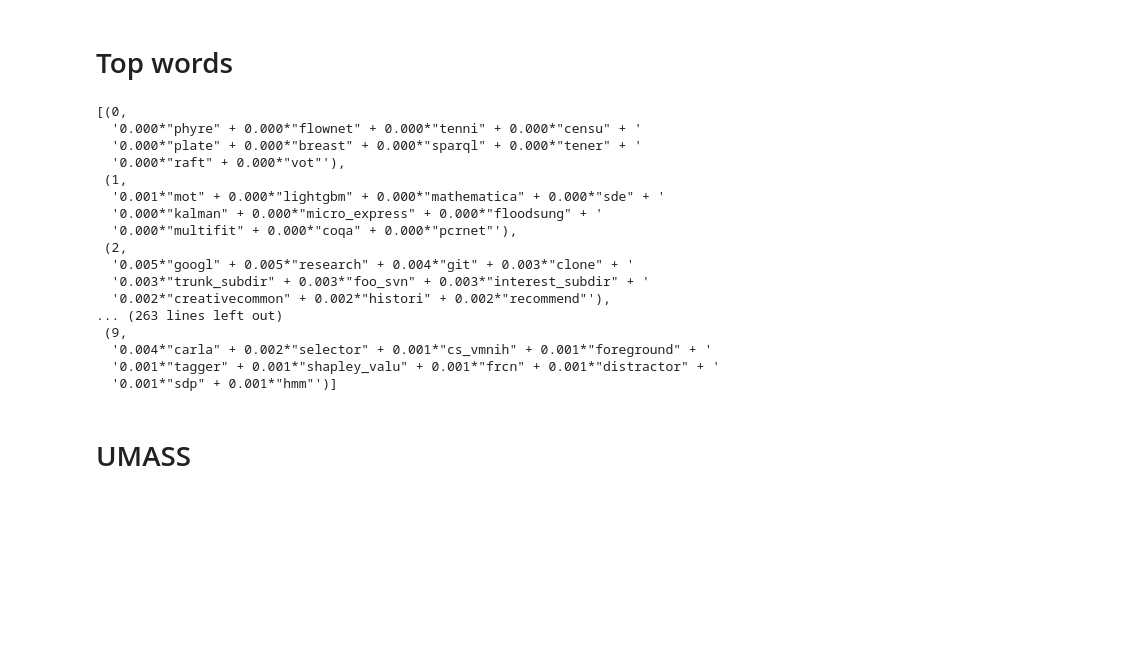
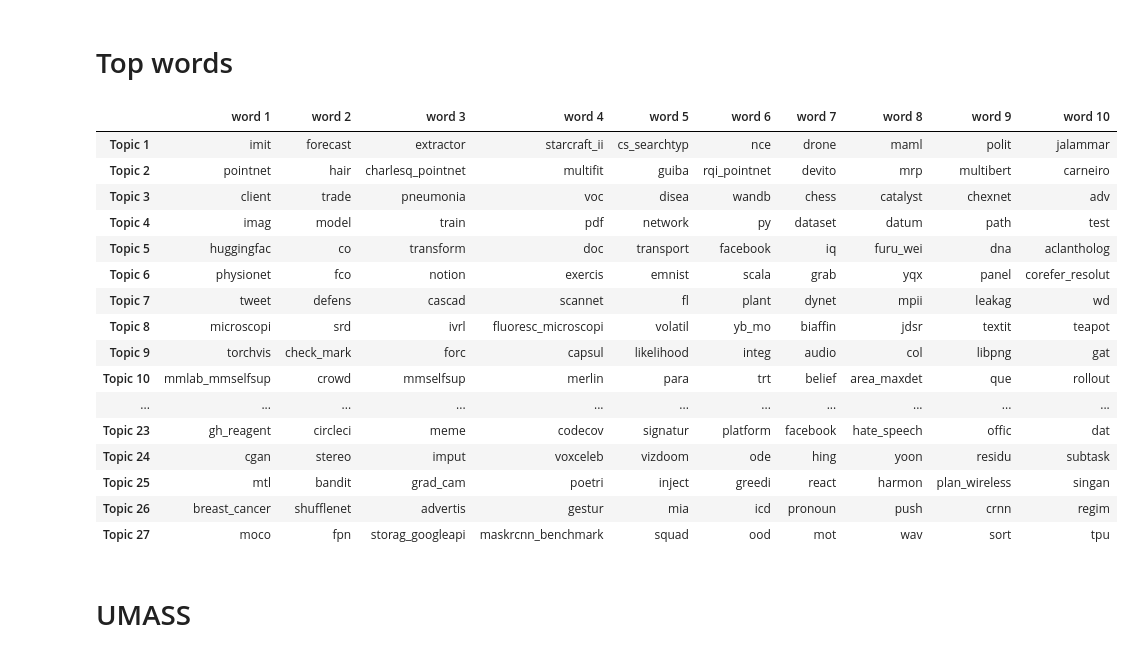
Before and after one commit to RepoMining/LDA_Abstract_README, a Jupyter notebook: gensim/readme_evaluation.ipynb, the cells around one changed output. Drawn from its saved outputs; the diff is of its cells as text; code cells hidden in the pictures; blank space fills up the shorter version.

```diff
--- a/gensim/readme_evaluation.ipynb
+++ b/gensim/readme_evaluation.ipynb
@@ -100,29 +98,47 @@ for n_t in n_topics:
     models.append(lda)
 # %% [markdown]
 # Top words
-# %%
-# Print the Keyword in the 10 topics
-for model in models:
-    pprint(model.print_topics(num_words=n_top_words))
-# doc_lda = lda_model[corpus]
-# %% [output]
-[(0,
-  '0.000*"phyre" + 0.000*"flownet" + 0.000*"tenni" + 0.000*"censu" + '
-  '0.000*"plate" + 0.000*"breast" + 0.000*"sparql" + 0.000*"tener" + '
-  '0.000*"raft" + 0.000*"vot"'),
- (1,
-  '0.001*"mot" + 0.000*"lightgbm" + 0.000*"mathematica" + 0.000*"sde" + '
-  '0.000*"kalman" + 0.000*"micro_express" + 0.000*"floodsung" + '
-  '0.000*"multifit" + 0.000*"coqa" + 0.000*"pcrnet"'),
- (2,
-  '0.005*"googl" + 0.005*"research" + 0.004*"git" + 0.003*"clone" + '
-  '0.003*"trunk_subdir" + 0.003*"foo_svn" + 0.003*"interest_subdir" + '
-  '0.002*"creativecommon" + 0.002*"histori" + 0.002*"recommend"'),
-... (263 lines left out)
- (9,
-  '0.004*"carla" + 0.002*"selector" + 0.001*"cs_vmnih" + 0.001*"foreground" + '
-  '0.001*"tagger" + 0.001*"shapley_valu" + 0.001*"frcn" + 0.001*"distractor" + '
-  '0.001*"sdp" + 0.001*"hmm"')]
+# %%
+import re
+# Print the Keyword in the 10 topics
+import pandas as pd
+model_outputs = []
+for model in models:
+    model_outputs.append(model.print_topics(num_topics=30, num_words=n_top_words))
+
+models_topics = []
+pattern = r'"(.*?)"'
+for output in model_outputs:
+    models_topics.append([])
+    for topics in output:
+        words = re.findall(pattern, topics[1])
+        models_topics[-1].append(words)
+    models_topics[-1] = pd.DataFrame(models_topics[-1])
+    models_topics[-1].columns = ['word 1', 'word 2', 'word 3', 'word 4', 'word 5', 'word 6', 'word 7', 'word 8', 'word 9', 'word 10']
+    row_names = []
+    for i in range(len(output)):
+        row_names.append("Topic " + str(i+1))
+    models_topics[-1].index = row_names
+
+models_topics[2]
+# %% [output]
+|  | word 1 | word 2 | word 3 | word 4 | word 5 | word 6 | word 7 | word 8 | word 9 | word 10 |
+| Topic 1 | imit | forecast | extractor | starcraft_ii | cs_searchtyp | nce | drone | maml | polit | jalammar |
+| Topic 2 | pointnet | hair | charlesq_pointnet | multifit | guiba | rqi_pointnet | devito | mrp | multibert | carneiro |
+| Topic 3 | client | trade | pneumonia | voc | disea | wandb | chess | catalyst | chexnet | adv |
+| Topic 4 | imag | model | train | pdf | network | py | dataset | datum | path | test |
+| Topic 5 | huggingfac | co | transform | doc | transport | facebook | iq | furu_wei | dna | aclantholog |
+| Topic 6 | physionet | fco | notion | exercis | emnist | scala | grab | yqx | panel | corefer_resolut |
+| Topic 7 | tweet | defens | cascad | scannet | fl | plant | dynet | mpii | leakag | wd |
+| Topic 8 | microscopi | srd | ivrl | fluoresc_microscopi | volatil | yb_mo | biaffin | jdsr | textit | teapot |
+| Topic 9 | torchvis | check_mark | forc | capsul | likelihood | integ | audio | col | libpng | gat |
+| Topic 10 | mmlab_mmselfsup | crowd | mmselfsup | merlin | para | trt | belief | area_maxdet | que | rollout |
+| ... | ... | ... | ... | ... | ... | ... | ... | ... | ... | ... |
+| Topic 23 | gh_reagent | circleci | meme | codecov | signatur | platform | facebook | hate_speech | offic | dat |
+| Topic 24 | cgan | stereo | imput | voxceleb | vizdoom | ode | hing | yoon | residu | subtask |
+| Topic 25 | mtl | bandit | grad_cam | poetri | inject | greedi | react | harmon | plan_wireless | singan |
+| Topic 26 | breast_cancer | shufflenet | advertis | gestur | mia | icd | pronoun | push | crnn | regim |
+| Topic 27 | moco | fpn | storag_googleapi | maskrcnn_benchmark | squad | ood | mot | wav | sort | tpu |
 # %% [markdown]
 # UMASS
 # %%
```
Also changed, not shown: parts of 2 cells of this notebook, 3 other files.
